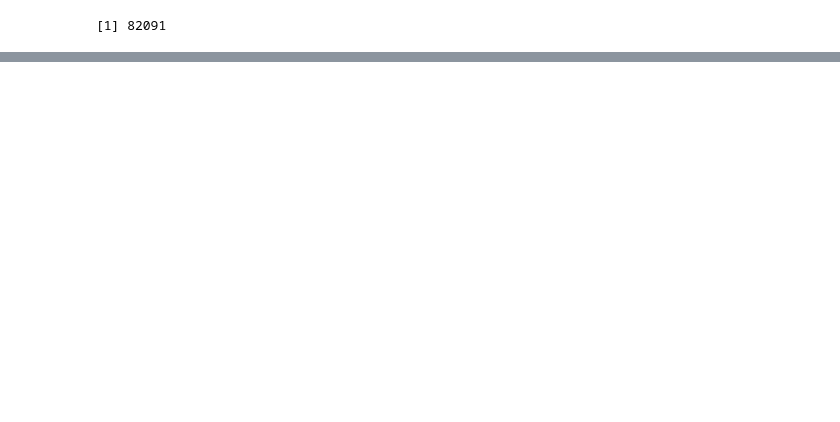
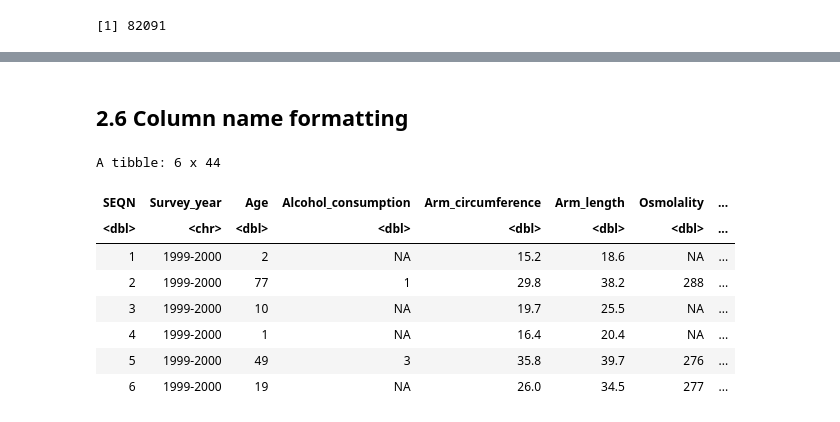
Before and after one commit to pipegalera/ml_diabetes, a Jupyter notebook: papers/Dinh et al. (2019)/R_replicate_Dinh.ipynb, the cells around one changed output, grey strips where cells are left out. Cells and saved outputs as stored; diff of their text form; code cells hidden in the pictures; blank space fills up the shorter version.

```diff
--- a/papers/Dinh et al. (2019)/R_replicate_Dinh.ipynb
+++ b/papers/Dinh et al. (2019)/R_replicate_Dinh.ipynb
@@ -355,0 +581,46 @@ normalize_columns <- function(master, columns) {
+# %% [markdown]
+## 2.6 Column name formatting
+# %%
+df_formatted <- df_formatted %>%
+  rename(
+    Alcohol_consumption = ALQ130,
+    Arm_circumference = BMXARMC,
+    Arm_length = BMXARML,
+    Body_mass_index = BMXBMI,
+    Height = BMXHT,
+    Leg_length = BMXLEG,
+    Waist_circumference = BMXWAIST,
+    Weight = BMXWT,
+    Told_High_Cholesterol = BPQ080,
+    Pulse = BPXPLS,
+    General_health = HSD010,
+    Health_status = HUQ010,
+    Household_income = INDHHIN2,
+    Chloride = LB2SCLSI,
+    LDL_cholesterol = LBDLDLSI,
+    Lymphocytes = LBDLYMNO,
+    Blood_urea_nitrogen = LBDSBUSI,
+    Triglycerides = LBDSTRSI,
+    Total_cholesterol = LBDTCSI,
+    Mean_cell_volume = LBXMCVSI,
+    Aspartate_aminotransferase_AST = LBXSASSI,
+    Gamma_glutamyl_transferase = LBXSGTSI,
+    Osmolality = LBXSOSSI,
+    White_blood_cell_count = LBXWBCSI,
+    Age = RIDAGEYR,
+    Race_ethnicity = RIDRETH1,
+    `Self-reported_greatest_weight` = WHD140,
+    Survey_year = YEAR,
+  )
+# %%
+head(df_formatted)
+# %% [output]
+A tibble: 6 x 44
+| SEQN | Survey_year | Age | Alcohol_consumption | Arm_circumference | Arm_length | Osmolality | ... |
+| <dbl> | <chr> | <dbl> | <dbl> | <dbl> | <dbl> | <dbl> | ... |
+| 1 | 1999-2000 | 2 | NA | 15.2 | 18.6 | NA | ... |
+| 2 | 1999-2000 | 77 | 1 | 29.8 | 38.2 | 288 | ... |
+| 3 | 1999-2000 | 10 | NA | 19.7 | 25.5 | NA | ... |
+| 4 | 1999-2000 | 1 | NA | 16.4 | 20.4 | NA | ... |
+| 5 | 1999-2000 | 49 | 3 | 35.8 | 39.7 | 276 | ... |
+| 6 | 1999-2000 | 19 | NA | 26.0 | 34.5 | 277 | ... |
```
Also changed, not shown: parts of 53 cells of this notebook, 1 other file.
